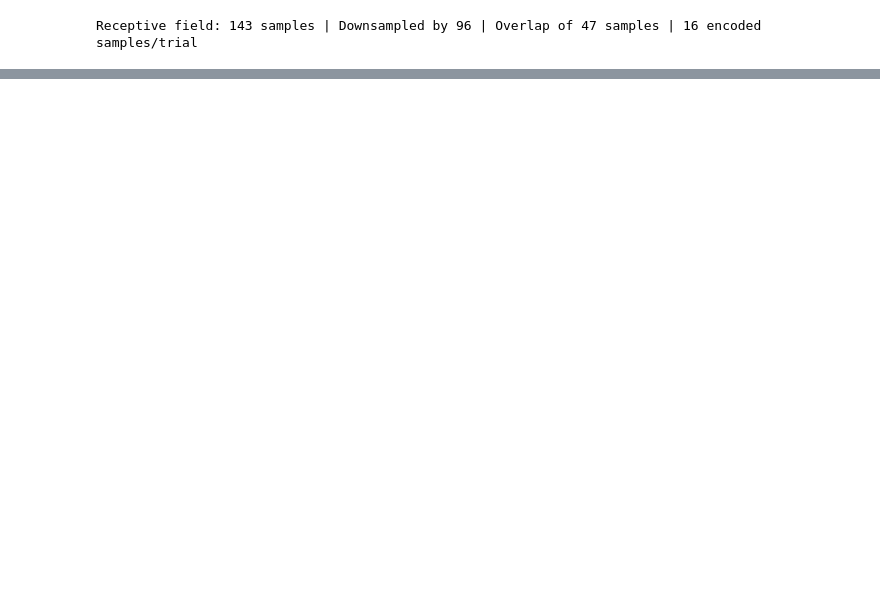
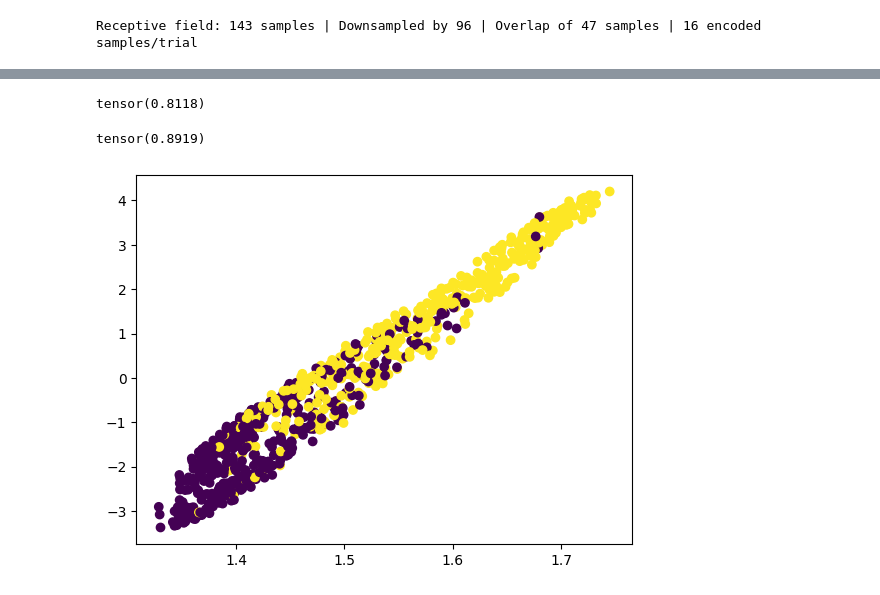
Before and after one commit to medonimario/BENDR, a Jupyter notebook: development.ipynb, the cells around one changed output, grey strips where cells are left out. Saved outputs shown, nothing was run; the diff lists cells and outputs as text; code cells hidden in the pictures; blank space fills up the shorter version.

```diff
--- a/development.ipynb
+++ b/development.ipynb
@@ -157,0 +37,6 @@ preds = model.evaluate(x.to(device)).cpu()
+# %%
+gen = utils.get_lmoso_iterator(ds_name, ds)
+training, validation, test = next(gen)
+x_train, y_train = map(torch.Tensor, training.to_numpy())
+x_val, y_val = map(torch.Tensor, validation.to_numpy())
+x_test, y_test = map(torch.Tensor, test.to_numpy())
@@ -157,0 +60,29 @@ preds = model.evaluate(x.to(device)).cpu()
+# %%
+pred_test = model.evaluate(x_test)
+print(torch.mean((pred_test == y_test).type(torch.float)))
+# %% [output]
+tensor(0.8118)
+# %%
+pred_train = model.evaluate(x_train)
+print(torch.mean((pred_train == y_train).type(torch.float)))
+# %% [output]
+tensor(0.8919)
+# %%
+features_test = torch.empty(len(x_test), 512)
+probs_test = torch.empty(len(x_test), 2)
+for i in tqdm(range(len(x_test))):
+    probs_test[i], features_test[i] = model.feedforward_probs(x_test[i], return_features=True)
+# %%
+features_train = torch.empty(len(x_train), 512)
+probs_train = torch.empty(len(x_train), 2)
+for i in tqdm(range(len(x_test))):
+    probs_train[i], features_train[i] = model.feedforward_probs(x_train[i], return_features=True)
+# %%
+pca = PCA(n_components=2).fit(features_train)
+X = pca.transform(features_test)
+# %%
+fig, ax = plt.subplots(1, 1)
+ax.scatter(*X.T, c=y_test)
+plt.show()
+# %% [output]
+[figure, added]
```
Also changed, not shown: parts of 16 cells of this notebook, 1 other file.
